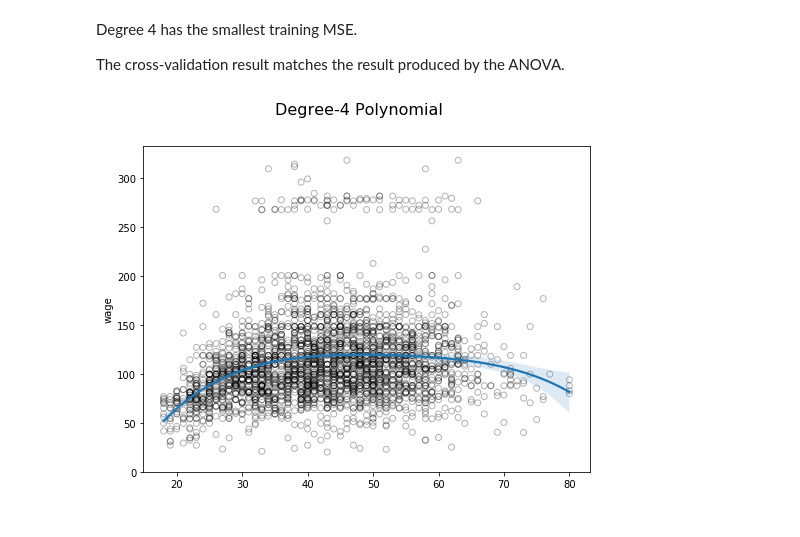
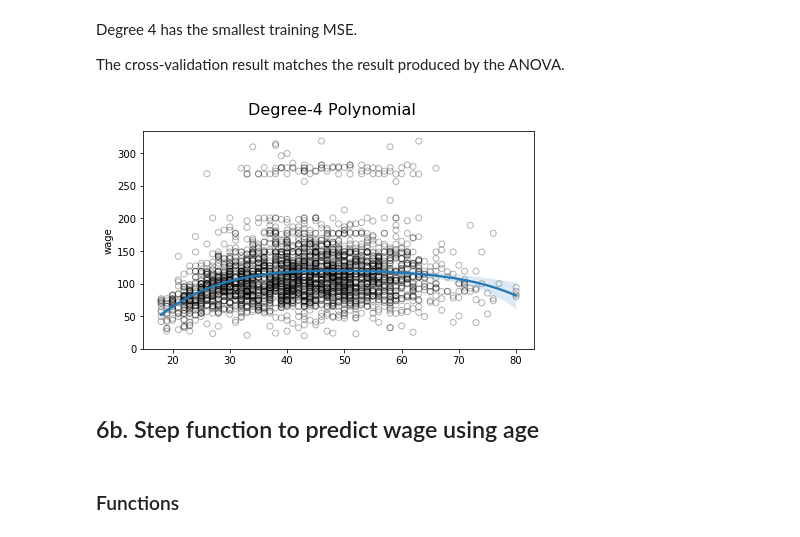
Before and after one commit to Morgan-Sell/islr-labs-exercises-python, a Jupyter notebook: exercises/07_beyond_linearity.ipynb, the cells around one changed output. Saved outputs shown, nothing was run; the diff lists cells and outputs as text; code cells hidden in the pictures.

```diff
--- a/exercises/07_beyond_linearity.ipynb
+++ b/exercises/07_beyond_linearity.ipynb
@@ -125,13 +101,17 @@ Degree 4 has the smallest training MSE.
 
 The cross-validation result matches the result produced by the ANOVA.
 # %%
-fig, ax = plt.subplots(figsize=(,6))
+fig, ax = plt.subplots(figsize=(7,4))
 fig.suptitle('Degree-4 Polynomial', fontsize=16)
 
 # scatter plot with polynomial regression line
 ax.scatter(age_arr, wage_arr, facecolor='None', edgecolor='k', alpha=0.3)
 # if order > 1, use polynomial fit.
 sns.regplot(age_arr, wage_arr, order=4, truncate=True, scatter=False, ax=ax)
 ax.set_ylim(ymin=0);
 # %% [output]
-[figure, old version]
+[figure, new version]
+# %% [markdown]
+## 6b. Step function to predict wage using age
+# %% [markdown]
+### Functions
```
Also changed, not shown: parts of 9 cells of this notebook, 2 other files.
